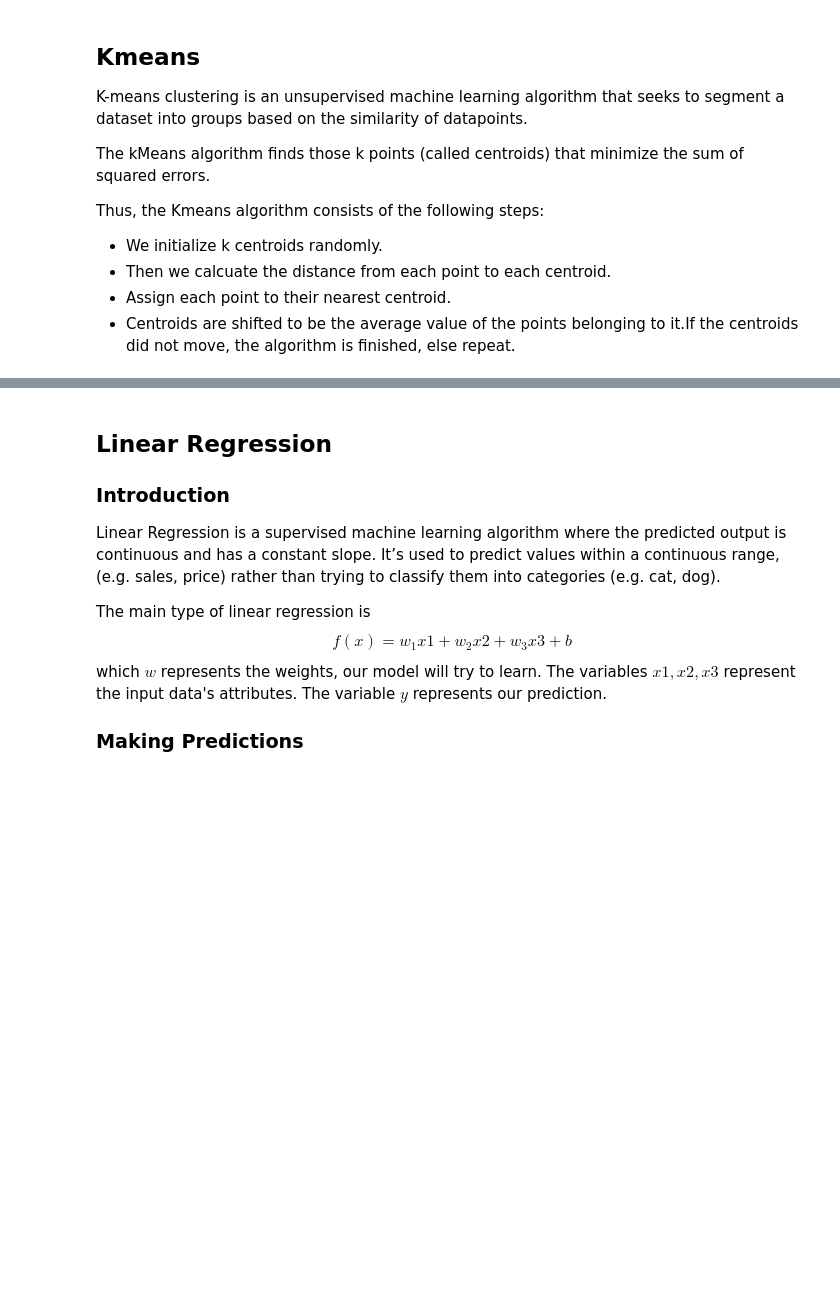
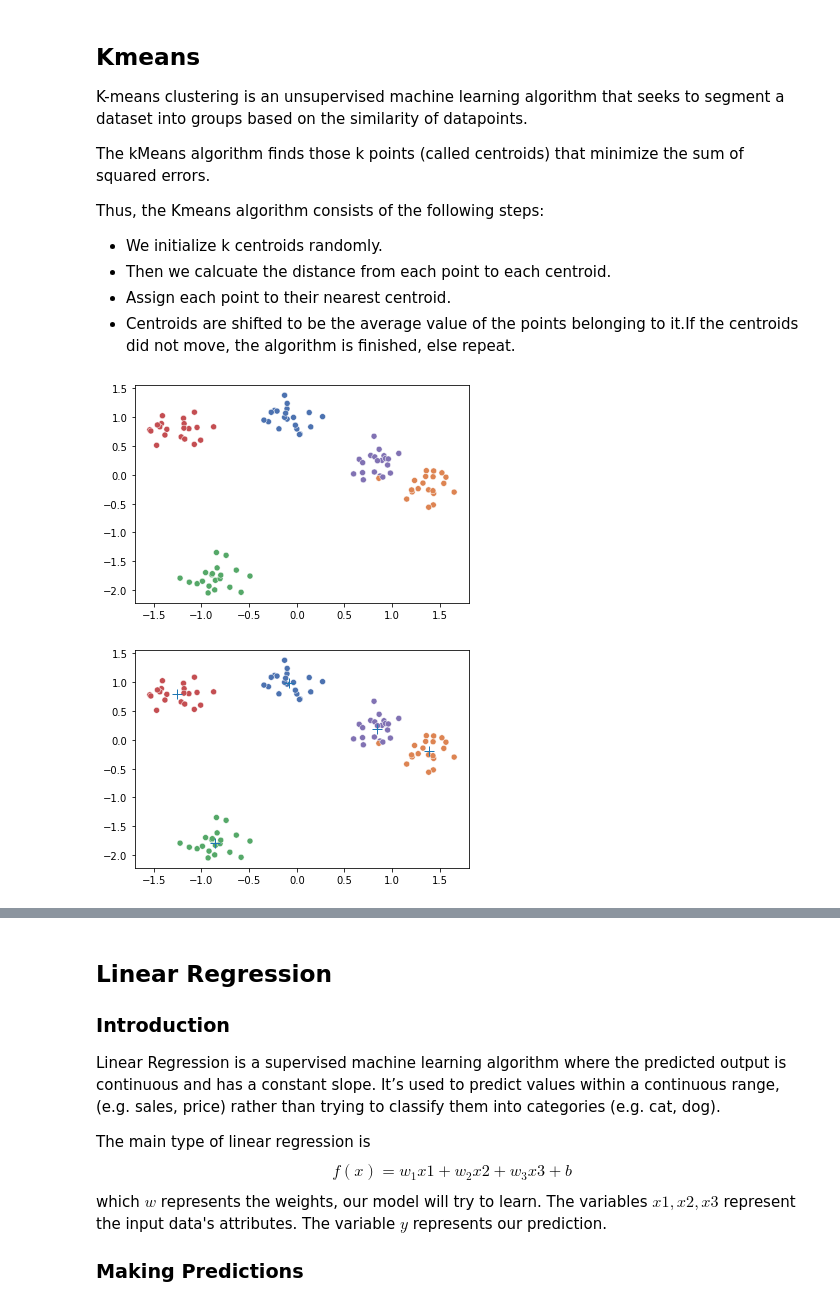
Before and after one commit to phonism/notes, a Jupyter notebook: Machine_Learning_Coding_Problem.ipynb, the cells around one changed output, grey strips where cells are left out. Cells and saved outputs as stored; diff of their text form; code cells hidden in the pictures; blank space fills up the shorter version.

```diff
--- a/Machine_Learning_Coding_Problem.ipynb
+++ b/Machine_Learning_Coding_Problem.ipynb
@@ -11,3 +11,71 @@ Thus, the Kmeans algorithm consists of the following steps:
 + Then we calcuate the distance from each point to each centroid.
 + Assign each point to their nearest centroid.
 + Centroids are shifted to be the average value of the points belonging to it.If the centroids did not move, the algorithm is finished, else repeat.
+# %%
+import numpy as np
+from numpy.random import uniform
+import random
+import seaborn as sns
+from sklearn.datasets import make_blobs
+import matplotlib.pyplot as plt
+from sklearn.preprocessing import StandardScaler
+
+centers = 5
+X_train, true_labels = make_blobs(n_samples=100, centers=centers, random_state=42)
+X_train = StandardScaler().fit_transform(X_train)
+sns.scatterplot(
+    x=[X[0] for X in X_train],
+    y=[X[1] for X in X_train],
+    hue=true_labels,
+    palette="deep",
+    legend=None)
+plt.show()
+
+def euclidean(point, centroids):
+    return np.sqrt(np.sum((point - centroids) ** 2, axis=1))
+
+class KMeans(object):
+    def __init__(self, n_clusters=5):
+        self.n_clusters = n_clusters
+
+    def fit(self, x):
+        min_val = np.min(x, axis=0)
+        max_val = np.min(x, axis=0)
+        self.centroids = np.array([random.choice(x) for _ in range(self.n_clusters)])
+        iteration = 0
+        prev_centroids = None
+        while np.not_equal(self.centroids, prev_centroids).any() and iteration < 300:
+            sorted_points = [[] for _ in range(self.n_clusters)]
+            for p in x:
+                dists = euclidean(p, self.centroids)
+                sorted_points[np.argmin(dists)].append(p)
+            new_centroids = []
+            for cluster in sorted_points:
+                if len(cluster) > 0:
+                    new_centroids.append(np.mean(cluster, axis=0))
+                else:
+                    new_centroids.append(np.array([0, 0]))
+            prev_centroids = self.centroids
+            self.centroids = np.array(new_centroids)
+
+kmeans = KMeans(n_clusters=centers)
+
+x = np.random.rand(1000, 2)
+kmeans.fit(X_train)
+
+sns.scatterplot(
+    x=[X[0] for X in X_train],
+    y=[X[1] for X in X_train],
+    hue=true_labels,
+    palette="deep",
+    legend=None)
+
+plt.plot(
+    [x for x, _ in kmeans.centroids],
+    [y for _, y in kmeans.centroids],
+    '+',
+    markersize=10)
+plt.show()
+# %% [output]
+[figure, added]
+[figure, added]
```
Also changed, not shown: parts of 5 cells of this notebook.
